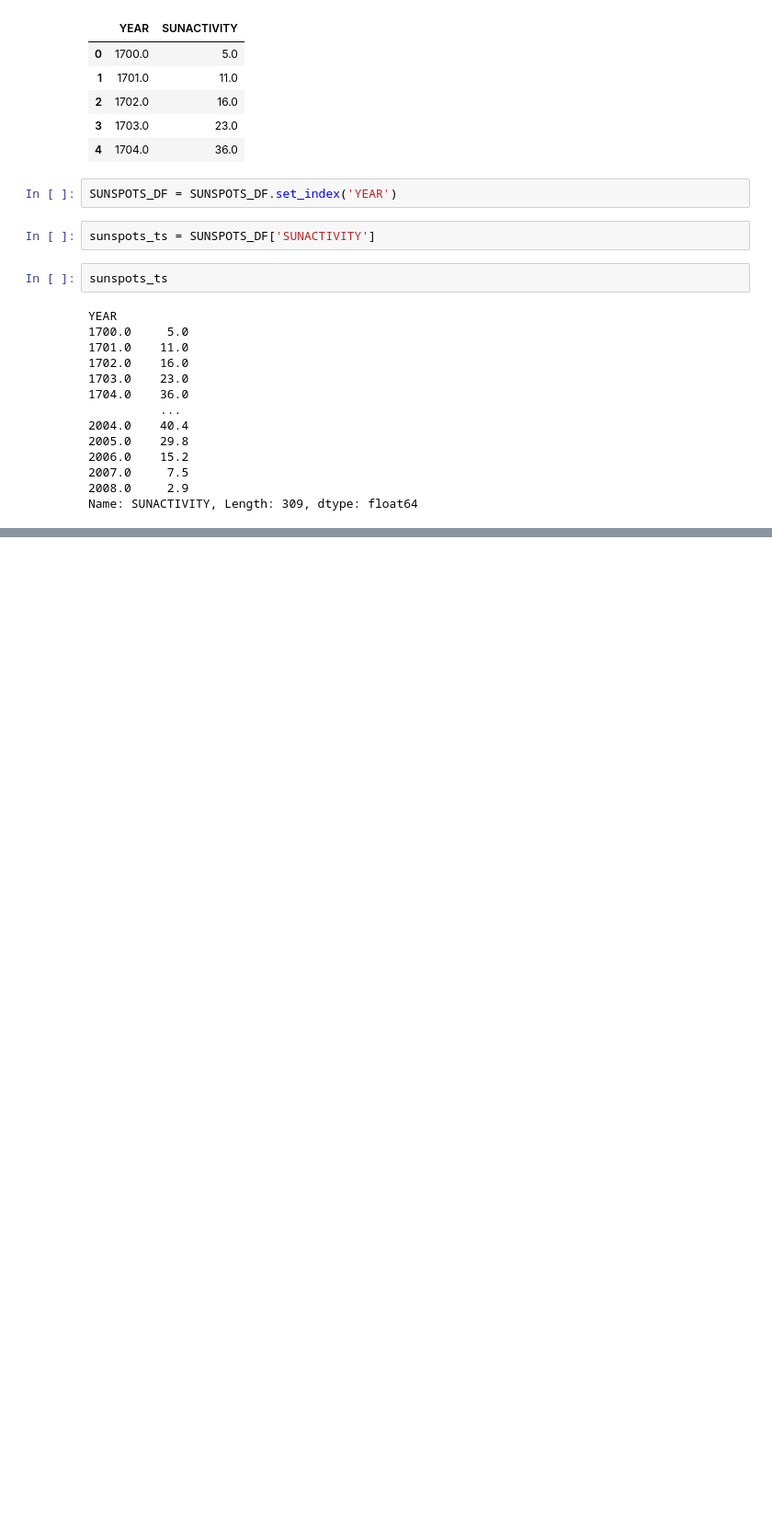
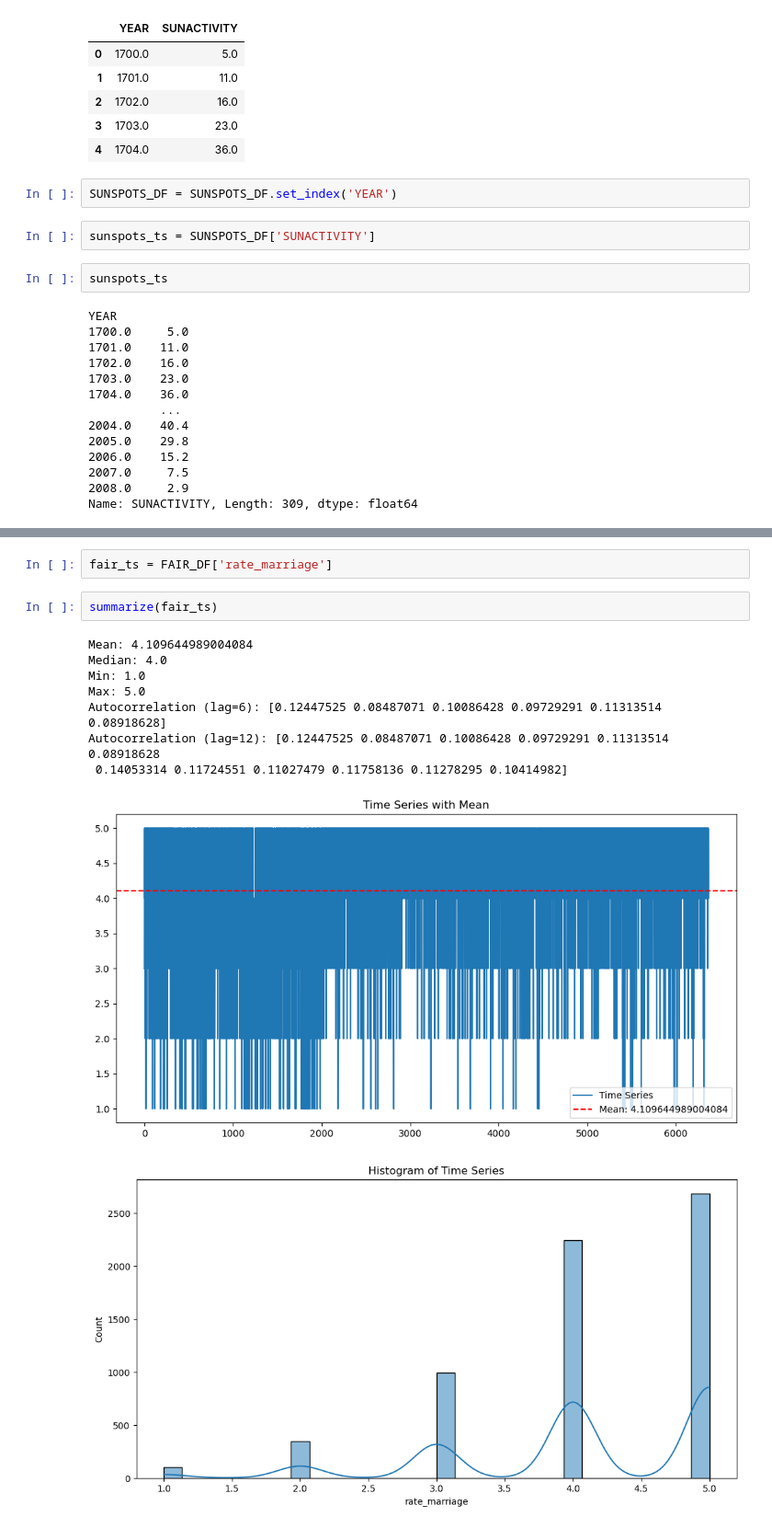
Before and after one commit to feed0/time-series, a Jupyter notebook: 3_statsmodels.ipynb, the cells around one changed output, grey strips where cells are left out. Shown at 92% size. Cells and saved outputs as stored; diff of their text form; blank space fills up the shorter version.

```diff
--- a/3_statsmodels.ipynb
+++ b/3_statsmodels.ipynb
@@ -420,0 +468,14 @@ Autocorrelation (lag=12): [ 0.82020129  0.45126849  0.03957655 -0.27579196 -0.42
+# %%
+fair_ts = FAIR_DF['rate_marriage']
+# %%
+summarize(fair_ts)
+# %% [output]
+Mean: 4.109644989004084
+Median: 4.0
+Min: 1.0
+Max: 5.0
+Autocorrelation (lag=6): [0.12447525 0.08487071 0.10086428 0.09729291 0.11313514 0.08918628]
+Autocorrelation (lag=12): [0.12447525 0.08487071 0.10086428 0.09729291 0.11313514 0.08918628
+ 0.14053314 0.11724551 0.11027479 0.11758136 0.11278295 0.10414982]
+[figure, added]
+[figure, added]
```
Also changed, not shown: parts of 37 cells of this notebook.
